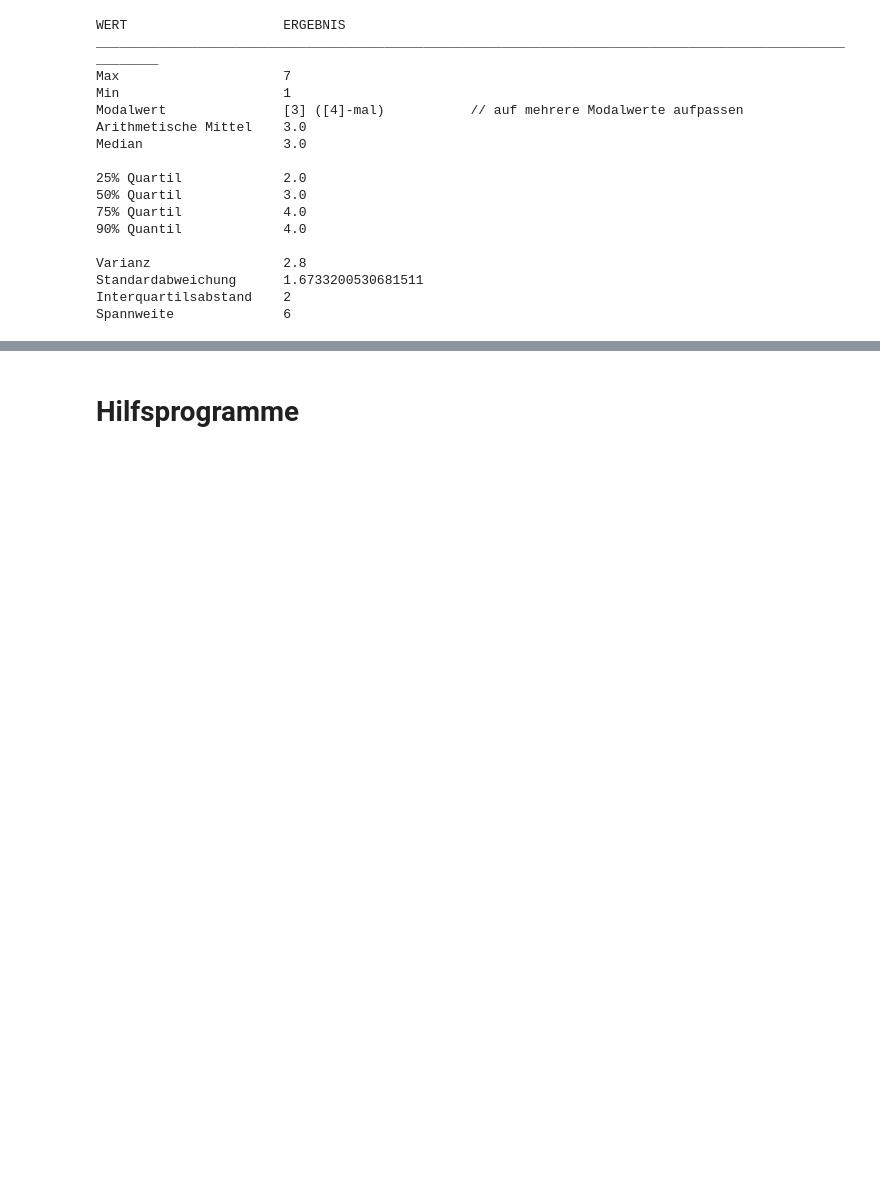
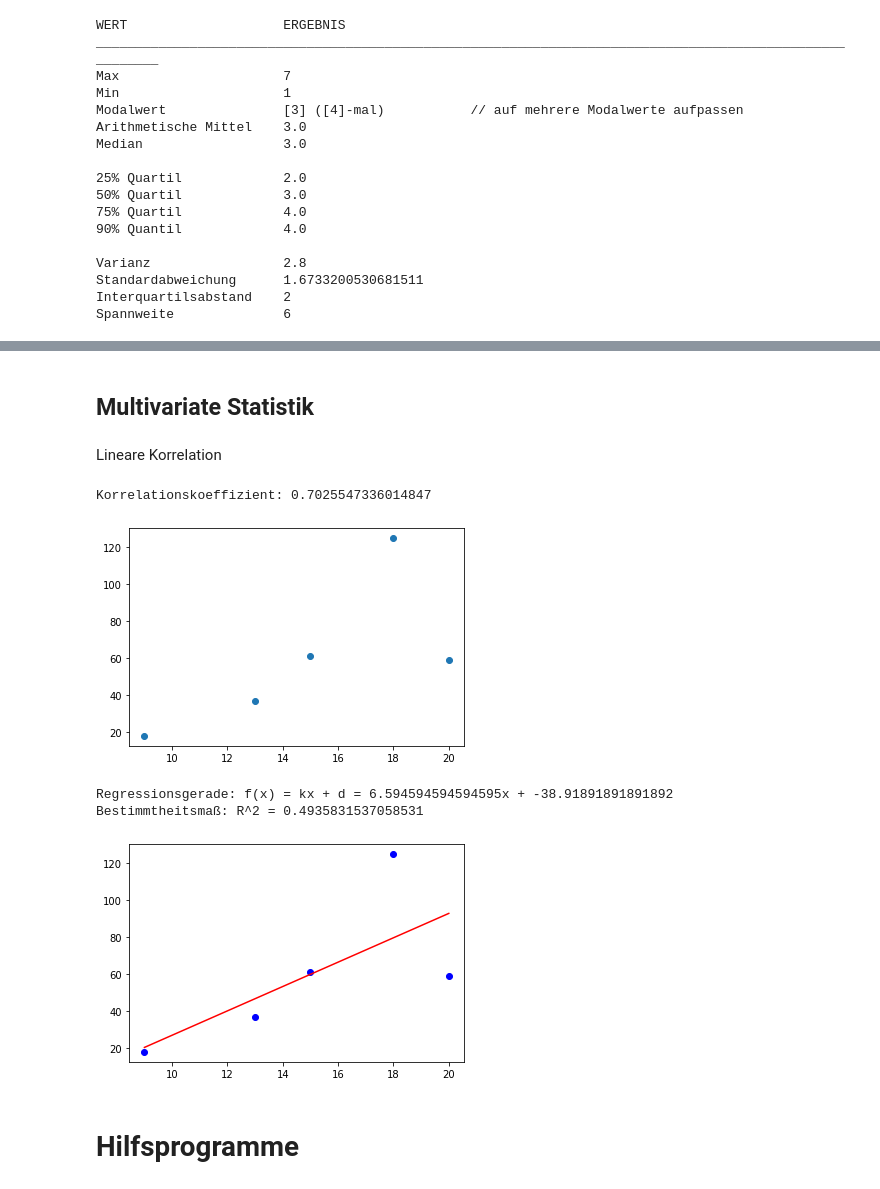
Before and after one commit to domfoo/sto-skript, a Jupyter notebook: sto-skript.ipynb, the cells around one changed output, grey strips where cells are left out. Cells and saved outputs as stored; diff of their text form; code cells hidden in the pictures; blank space fills up the shorter version.

Commit message:
add lineare regression

```diff
--- a/sto-skript.ipynb
+++ b/sto-skript.ipynb
@@ -70,3 +48,18 @@ Korrelationskoeffizient np.corrcoef(a,b) -0.2945339609470107
+# %% [markdown]
+## Multivariate Statistik
+# %% [markdown]
+Lineare Korrelation
+# %%
+a = (9, 13, 15, 18, 20)
+b = (18, 37, 61, 125, 59)
+
+korr_scatter(a,b)
+# %% [output]
+Korrelationskoeffizient: 0.7025547336014847
+[figure, added]
+Regressionsgerade: f(x) = kx + d = 6.594594594594595x + -38.91891891891892
+Bestimmtheitsmaß: R^2 = 0.4935831537058531
+[figure, added]
 # %% [markdown]
 # Hilfsprogramme
 # %%
```
Also changed, not shown: parts of 11 cells of this notebook.
